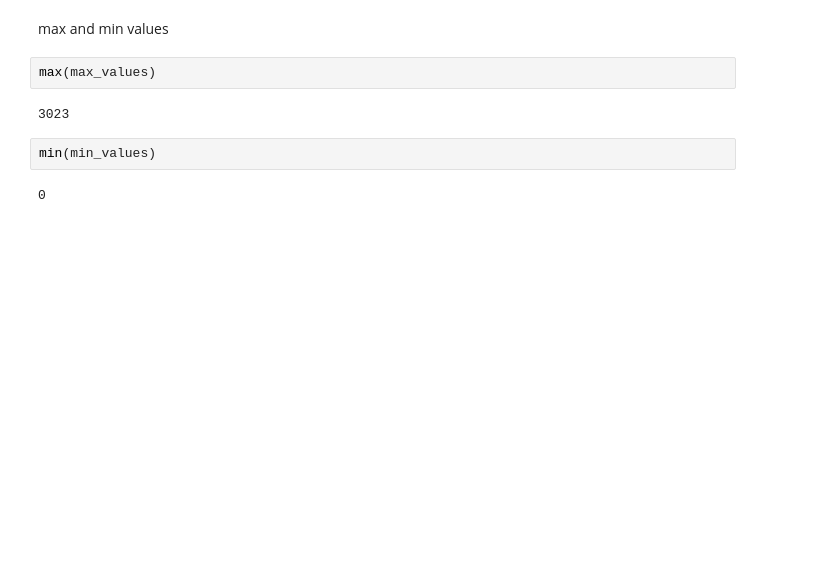
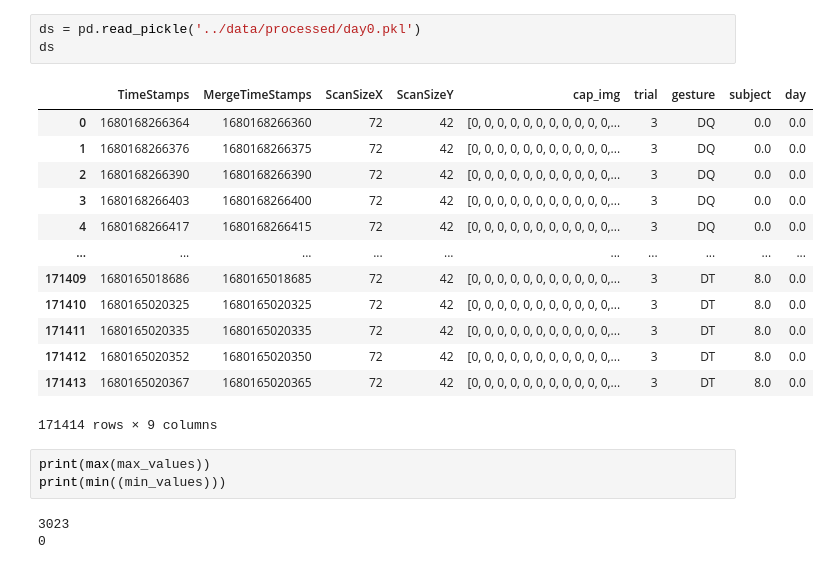
Before and after one commit to yawwam/ChiliSummerProject, a Jupyter notebook: src/script.ipynb, the cells around one changed output. Drawn from its saved outputs; the diff is of its cells as text; blank space fills up the shorter version.

```diff
--- a/src/script.ipynb
+++ b/src/script.ipynb
@@ -35,10 +77,23 @@ for folder in os.listdir(folder_path):
-# %% [markdown]
-max and min values
-# %%
-max(max_values)
-# %% [output]
-3023
-# %%
-min(min_values)
-# %% [output]
-0
+# %%
+ds = pd.read_pickle('../data/processed/day0.pkl')
+ds
+# %% [output]
+|  | TimeStamps | MergeTimeStamps | ScanSizeX | ScanSizeY | cap_img | trial | gesture | subject | day |
+| 0 | 1680168266364 | 1680168266360 | 72 | 42 | [0, 0, 0, 0, 0, 0, 0, 0, 0, 0, 0,... | 3 | DQ | 0.0 | 0.0 |
+| 1 | 1680168266376 | 1680168266375 | 72 | 42 | [0, 0, 0, 0, 0, 0, 0, 0, 0, 0, 0,... | 3 | DQ | 0.0 | 0.0 |
+| 2 | 1680168266390 | 1680168266390 | 72 | 42 | [0, 0, 0, 0, 0, 0, 0, 0, 0, 0, 0,... | 3 | DQ | 0.0 | 0.0 |
+| 3 | 1680168266403 | 1680168266400 | 72 | 42 | [0, 0, 0, 0, 0, 0, 0, 0, 0, 0, 0,... | 3 | DQ | 0.0 | 0.0 |
+| 4 | 1680168266417 | 1680168266415 | 72 | 42 | [0, 0, 0, 0, 0, 0, 0, 0, 0, 0, 0,... | 3 | DQ | 0.0 | 0.0 |
+| ... | ... | ... | ... | ... | ... | ... | ... | ... | ... |
+| 171409 | 1680165018686 | 1680165018685 | 72 | 42 | [0, 0, 0, 0, 0, 0, 0, 0, 0, 0, 0,... | 3 | DT | 8.0 | 0.0 |
+| 171410 | 1680165020325 | 1680165020325 | 72 | 42 | [0, 0, 0, 0, 0, 0, 0, 0, 0, 0, 0,... | 3 | DT | 8.0 | 0.0 |
+| 171411 | 1680165020335 | 1680165020335 | 72 | 42 | [0, 0, 0, 0, 0, 0, 0, 0, 0, 0, 0,... | 3 | DT | 8.0 | 0.0 |
+| 171412 | 1680165020352 | 1680165020350 | 72 | 42 | [0, 0, 0, 0, 0, 0, 0, 0, 0, 0, 0,... | 3 | DT | 8.0 | 0.0 |
+| 171413 | 1680165020367 | 1680165020365 | 72 | 42 | [0, 0, 0, 0, 0, 0, 0, 0, 0, 0, 0,... | 3 | DT | 8.0 | 0.0 |
+171414 rows × 9 columns
+# %%
+print(max(max_values))
+print(min((min_values)))
+# %% [output]
+3023
+0
```
Also changed, not shown: parts of 7 cells of this notebook, 6 other files.
